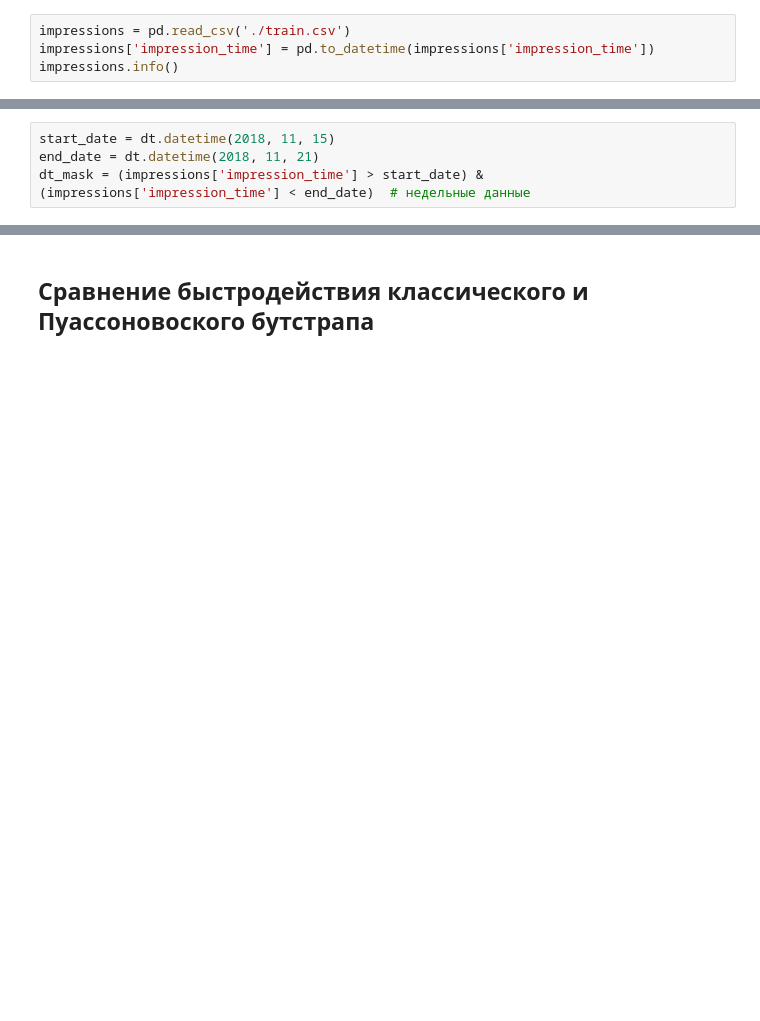
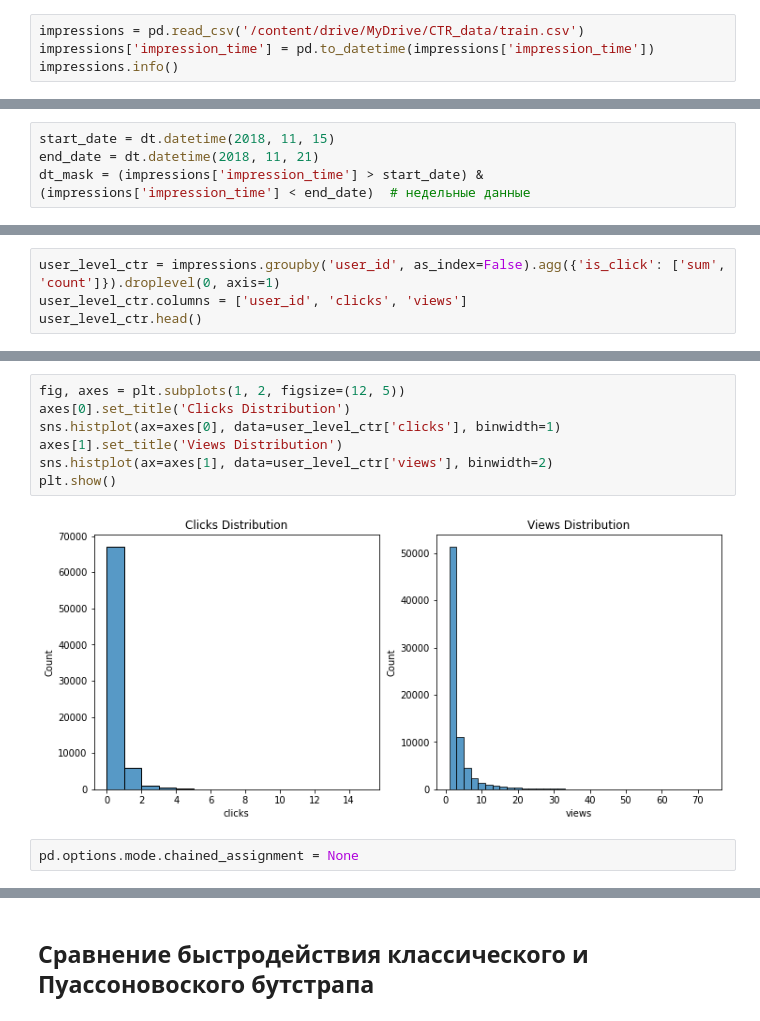
Before and after one commit to VladOnMyOwn/ctr-poisson-bootstrap, a Jupyter notebook: ctr_bootstrap.ipynb, the cells around one changed output, grey strips where cells are left out. Cells and saved outputs as stored; diff of their text form; blank space fills up the shorter version.

```diff
--- a/ctr_bootstrap.ipynb
+++ b/ctr_bootstrap.ipynb
@@ -12,5 +30,5 @@ import datetime as dt
 # %%
-impressions = pd.read_csv('./train.csv')
+impressions = pd.read_csv('/content/drive/MyDrive/CTR_data/train.csv')
 impressions['impression_time'] = pd.to_datetime(impressions['impression_time'])
 impressions.info()
 # %% [output]
@@ -94,0 +86,4 @@ CTR: 4.57%
+# %%
+user_level_ctr = impressions.groupby('user_id', as_index=False).agg({'is_click': ['sum', 'count']}).droplevel(0, axis=1)
+user_level_ctr.columns = ['user_id', 'clicks', 'views']
+user_level_ctr.head()
@@ -94,0 +97,11 @@ CTR: 4.57%
+# %%
+fig, axes = plt.subplots(1, 2, figsize=(12, 5))
+axes[0].set_title('Clicks Distribution')
+sns.histplot(ax=axes[0], data=user_level_ctr['clicks'], binwidth=1)
+axes[1].set_title('Views Distribution')
+sns.histplot(ax=axes[1], data=user_level_ctr['views'], binwidth=2)
+plt.show()
+# %% [output]
+[figure, added]
+# %%
+pd.options.mode.chained_assignment = None
```
Also changed, not shown: parts of 43 cells of this notebook.
